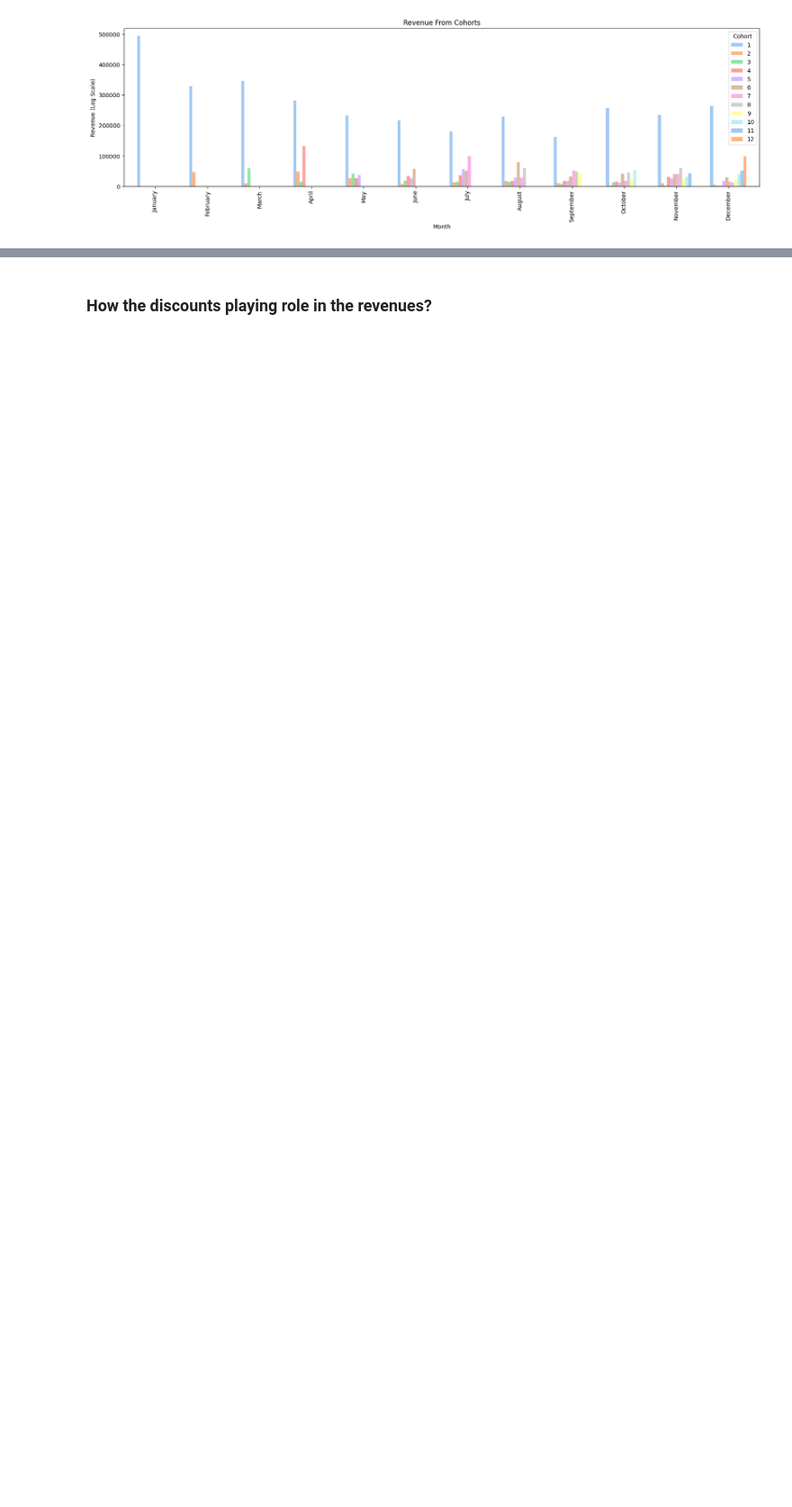
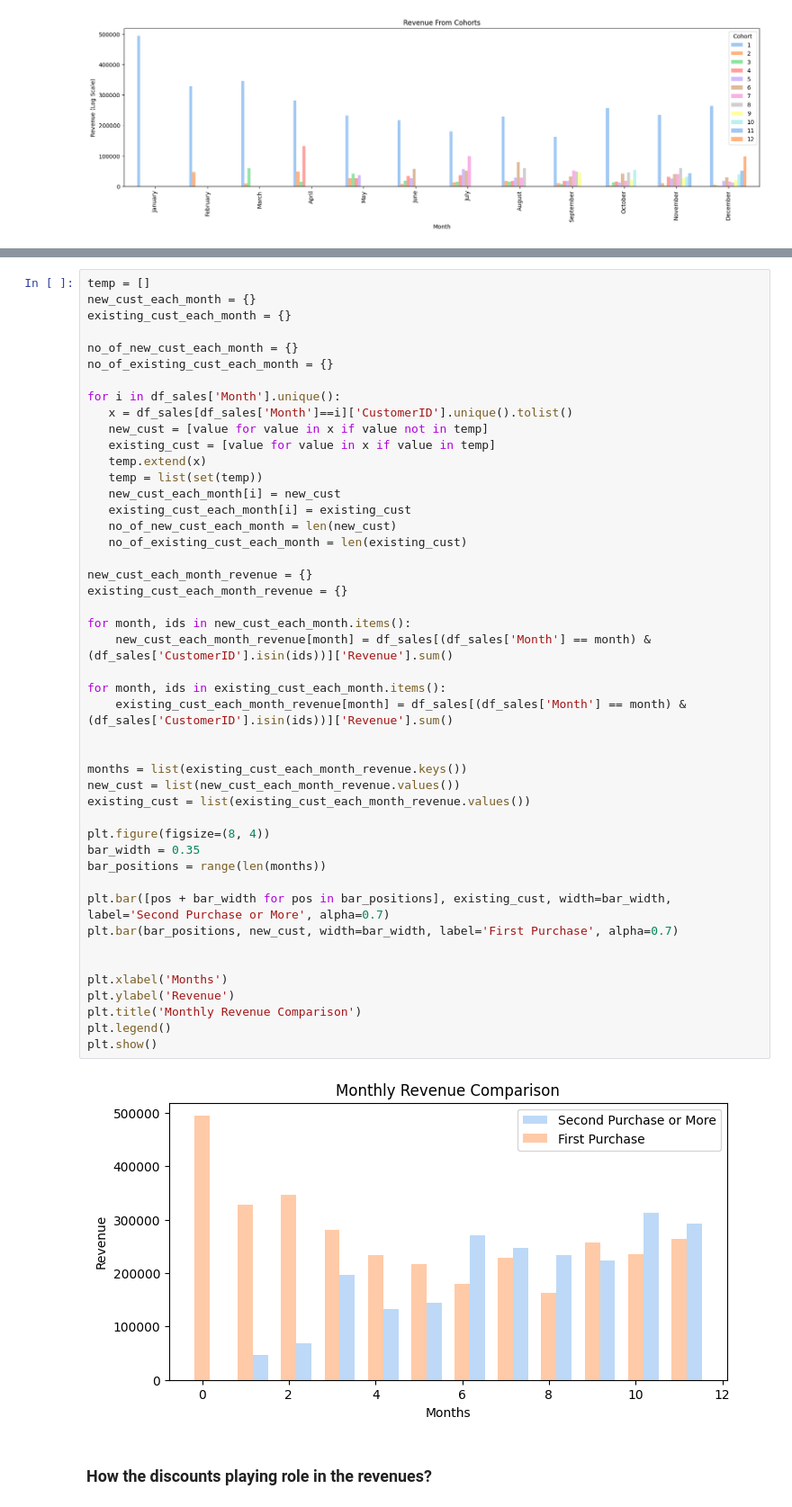
Before and after one commit to gomezgaston/Analysis_For_Ecommerce, a Jupyter notebook: EDA.ipynb, the cells around one changed output, grey strips where cells are left out. Shown at 90% size. Cells and saved outputs as stored; diff of their text form; blank space fills up the shorter version.

```diff
--- a/EDA.ipynb
+++ b/EDA.ipynb
@@ -554,3 +554,51 @@ plt.show()
+# %%
+temp = []
+new_cust_each_month = {}
+existing_cust_each_month = {}
+
+no_of_new_cust_each_month = {}
+no_of_existing_cust_each_month = {}
+
+for i in df_sales['Month'].unique():
+   x = df_sales[df_sales['Month']==i]['CustomerID'].unique().tolist()
+   new_cust = [value for value in x if value not in temp]
+   existing_cust = [value for value in x if value in temp]
+   temp.extend(x)
+   temp = list(set(temp))
+   new_cust_each_month[i] = new_cust
+   existing_cust_each_month[i] = existing_cust
+   no_of_new_cust_each_month = len(new_cust)
+   no_of_existing_cust_each_month = len(existing_cust)
+
+new_cust_each_month_revenue = {}
+existing_cust_each_month_revenue = {}
+
+for month, ids in new_cust_each_month.items():
+    new_cust_each_month_revenue[month] = df_sales[(df_sales['Month'] == month) & (df_sales['CustomerID'].isin(ids))]['Revenue'].sum()
+
+for month, ids in existing_cust_each_month.items():
+    existing_cust_each_month_revenue[month] = df_sales[(df_sales['Month'] == month) & (df_sales['CustomerID'].isin(ids))]['Revenue'].sum()
+
+
+months = list(existing_cust_each_month_revenue.keys())
+new_cust = list(new_cust_each_month_revenue.values())
+existing_cust = list(existing_cust_each_month_revenue.values())
+
+plt.figure(figsize=(8, 4))
+bar_width = 0.35
+bar_positions = range(len(months))
+
+plt.bar([pos + bar_width for pos in bar_positions], existing_cust, width=bar_width, label='Second Purchase or More', alpha=0.7)
+plt.bar(bar_positions, new_cust, width=bar_width, label='First Purchase', alpha=0.7)
+
+
+plt.xlabel('Months')
+plt.ylabel('Revenue')
+plt.title('Monthly Revenue Comparison')
+plt.legend()
+plt.show()
+# %% [output]
+[figure, added]
 # %% [markdown]
 ### How the discounts playing role in the revenues?
 # %%
```
Also changed, not shown: parts of 32 cells of this notebook, 17 other files.
